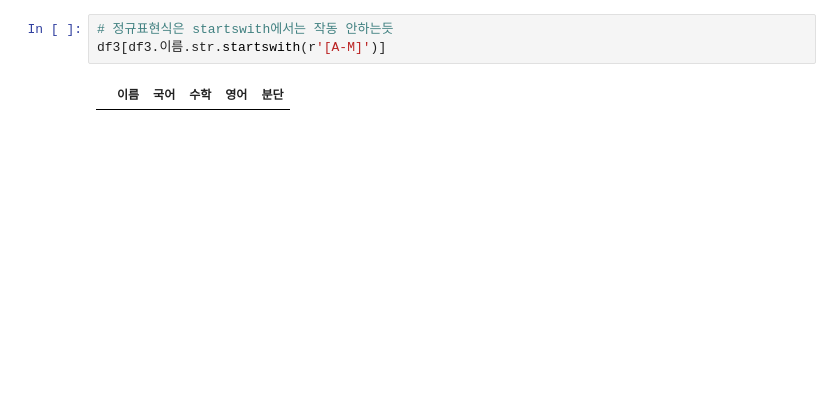
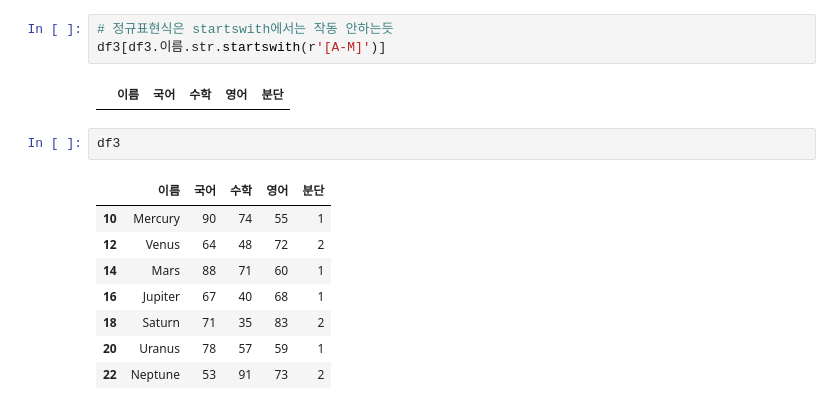
Before and after one commit to fairydragon4/fairydragon4, a Jupyter notebook: 03-3. Pandas 인덱싱.ipynb, the cells around one changed output. Cells and saved outputs as stored; diff of their text form; blank space fills up the shorter version.

```diff
--- a/03-3. Pandas 인덱싱.ipynb
+++ b/03-3. Pandas 인덱싱.ipynb
@@ -273,3 +269,14 @@ df3[df3.이름.str.contains(r'[A-M]')]
 df3[df3.이름.str.startswith(r'[A-M]')]
 # %% [output]
 |  | 이름 | 국어 | 수학 | 영어 | 분단 |
+# %%
+df3
+# %% [output]
+|  | 이름 | 국어 | 수학 | 영어 | 분단 |
+| 10 | Mercury | 90 | 74 | 55 | 1 |
+| 12 | Venus | 64 | 48 | 72 | 2 |
+| 14 | Mars | 88 | 71 | 60 | 1 |
+| 16 | Jupiter | 67 | 40 | 68 | 1 |
+| 18 | Saturn | 71 | 35 | 83 | 2 |
+| 20 | Uranus | 78 | 57 | 59 | 1 |
+| 22 | Neptune | 53 | 91 | 73 | 2 |
```
Also changed, not shown: parts of 31 cells of this notebook.
